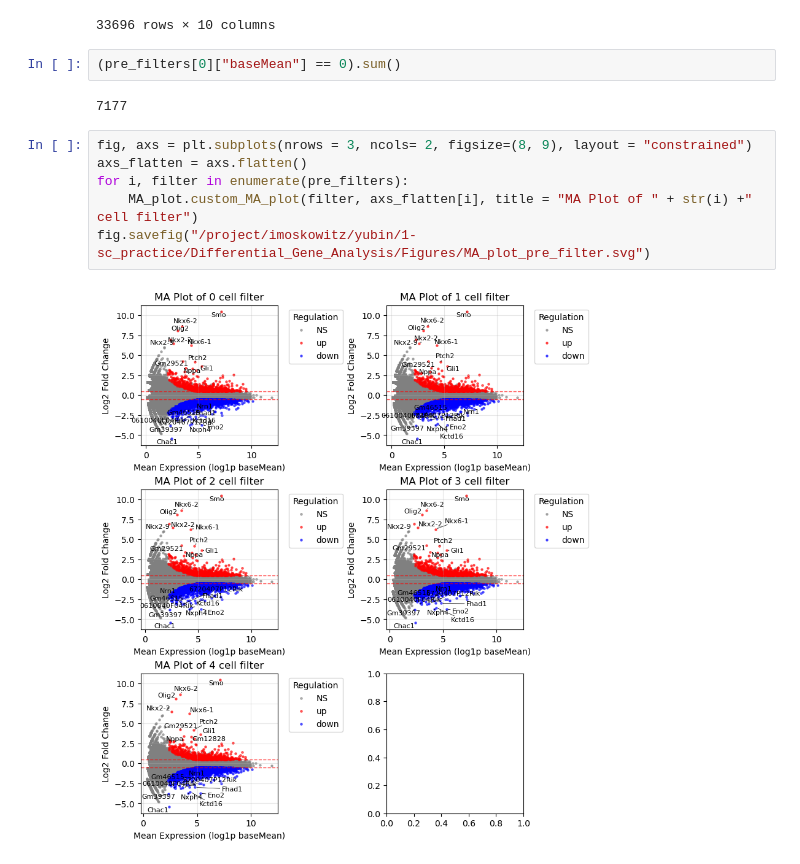
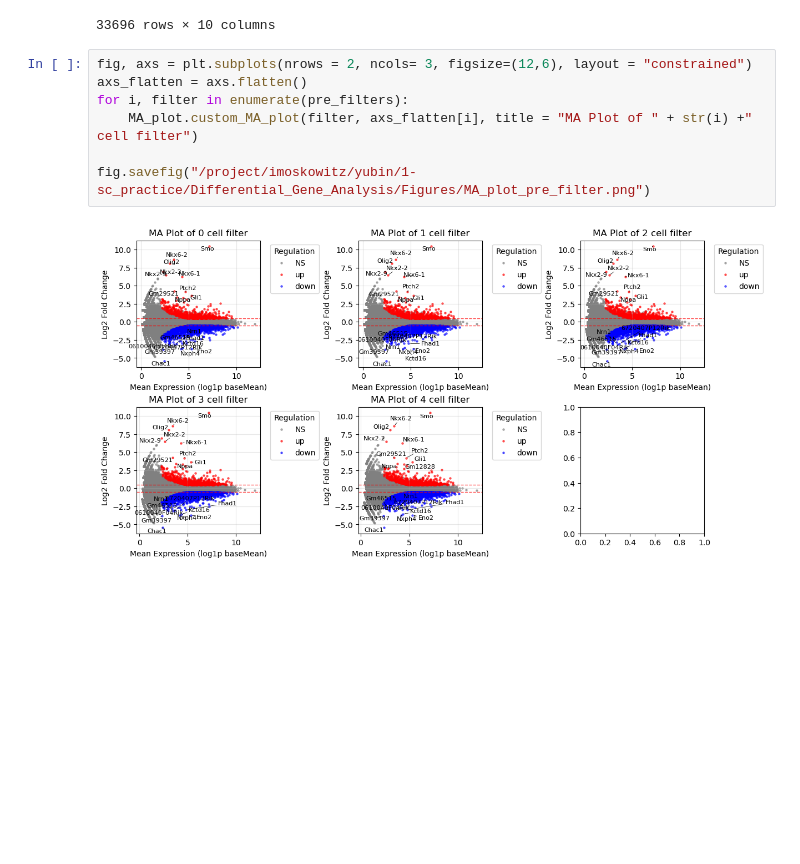
Before and after one commit to Oiya861028/1-sc_practice, a Jupyter notebook: Differential_Gene_Analysis/Notebook/MA_plot.ipynb, the cells around one changed output. Cells and saved outputs as stored; diff of their text form; blank space fills up the shorter version.

Commit message:
Generate plots for filter presentation

```diff
--- a/Differential_Gene_Analysis/Notebook/MA_plot.ipynb
+++ b/Differential_Gene_Analysis/Notebook/MA_plot.ipynb
@@ -35,16 +36,13 @@ pre_filters[0]
 | 33694 | 33694 | ENSMUSG00000095019 | 0.000000 | NaN | NaN | NaN | NaN | NaN | False | ... |
 | 33695 | 33695 | ENSMUSG00000095041 | 299.150421 | -0.544666 | 0.257583 | -2.114525 | 0.034470 | 0.117913 | False | ... |
 33696 rows × 10 columns
-# %%
-(pre_filters[0]["baseMean"] == 0).sum()
-# %% [output]
-7177
 # %%
-fig, axs = plt.subplots(nrows = 3, ncols= 2, figsize=(8, 9), layout = "constrained")
+fig, axs = plt.subplots(nrows = 2, ncols= 3, figsize=(12,6), layout = "constrained")
 axs_flatten = axs.flatten()
 for i, filter in enumerate(pre_filters):
     MA_plot.custom_MA_plot(filter, axs_flatten[i], title = "MA Plot of " + str(i) +" cell filter")
-fig.savefig("/project/imoskowitz/yubin/1-sc_practice/Differential_Gene_Analysis/Figures/MA_plot_pre_filter.svg")
+
+fig.savefig("/project/imoskowitz/yubin/1-sc_practice/Differential_Gene_Analysis/Figures/MA_plot_pre_filter.png")
 # %% [output]
-[figure, old version]
+[figure, new version]
 # %%
```
Also changed, not shown: parts of 2 cells of this notebook, 13 other files.
